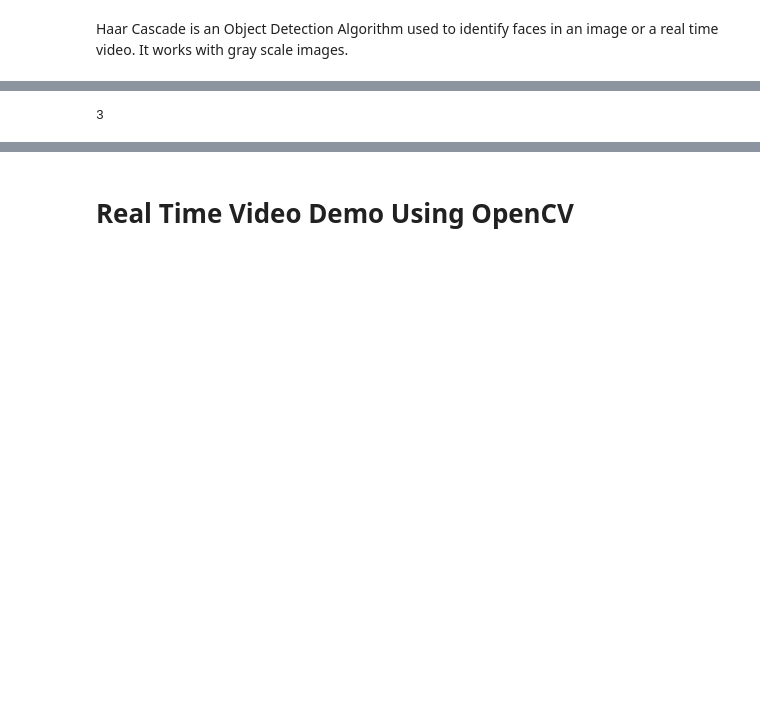
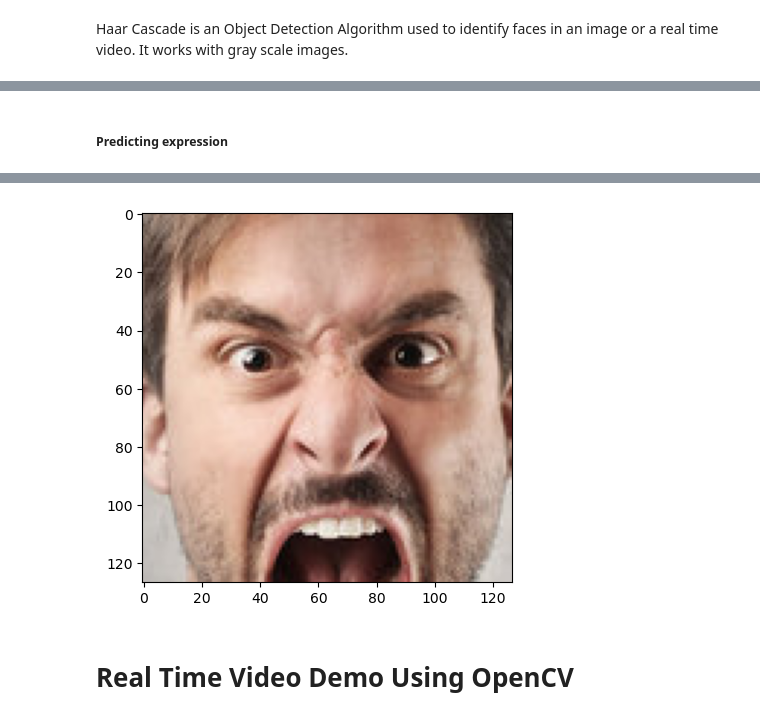
Before and after one commit to urnisha19/A-System-for-real-time-facial-emotion-recognition-thesis-, a Jupyter notebook: FER.ipynb, the cells around one changed output, grey strips where cells are left out. Saved outputs shown, nothing was run; the diff lists cells and outputs as text; code cells hidden in the pictures; blank space fills up the shorter version.

```diff
--- a/FER.ipynb
+++ b/FER.ipynb
@@ -549,5 +496,23 @@ Predictions = saved_model_30.predict(an_test_image)
-# %%
-Predictions[0]
-np.argmax(Predictions)
-# %% [output]
-3
+# %% [markdown]
+##### Predicting expression
+# %%
+plt.imshow(cv2.cvtColor(face_roi, cv2.COLOR_BGR2RGB)) # cropped face area
+an_test_image = cv2.resize(face_roi, (224, 224))  # resize
+an_test_image = np.expand_dims(an_test_image, axis=0)  # add a fourth dimension
+
+Predictions = saved_model_30.predict(an_test_image)
+if (np.argmax(Predictions) == 0):
+    print("Angry")
+elif (np.argmax(Predictions) == 1):
+    print("Disgust")
+elif (np.argmax(Predictions) == 2):
+    print("Fear")
+elif (np.argmax(Predictions) == 3):
+    print("Happy")
+elif (np.argmax(Predictions) == 4):
+    print("Sad")
+elif (np.argmax(Predictions) == 5):
+    print("Surprise")
+else:
+    print("Neutral")
+# %% [output]
@@ -554,3 +521,4 @@ np.argmax(Predictions)
+[figure, added]
 # %% [markdown]
 # Real Time Video Demo Using OpenCV
 # %% [markdown]
```
Also changed, not shown: parts of 45 cells of this notebook, 3 other files.
